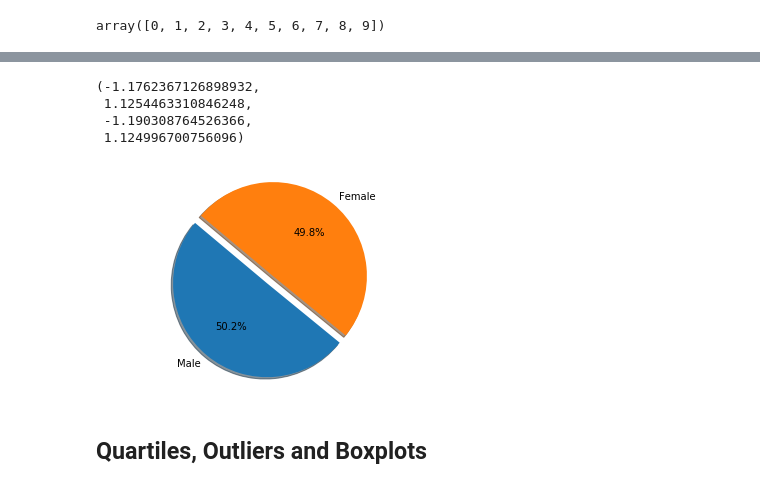
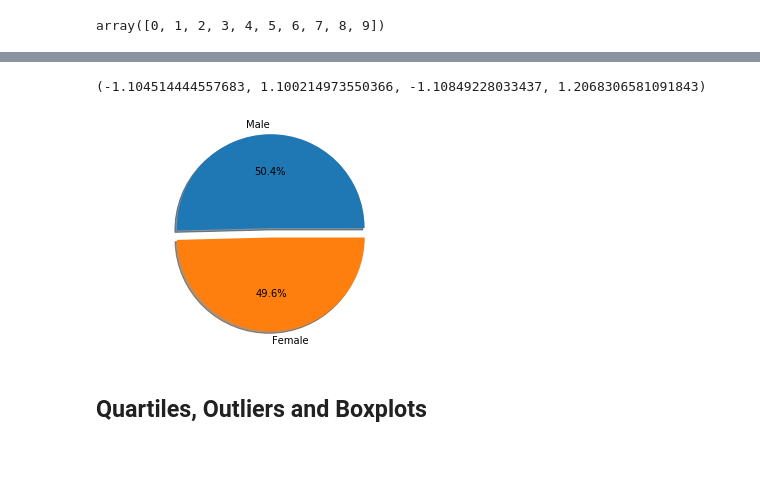
Before and after one commit to alfonsocamero/python-matplotlib-challenge, a Jupyter notebook: Pymaceuticals/pymaceuticals.ipynb, the cells around one changed output, grey strips where cells are left out. Saved outputs shown, nothing was run; the diff lists cells and outputs as text; code cells hidden in the pictures; blank space fills up the shorter version.

```diff
--- a/Pymaceuticals/pymaceuticals.ipynb
+++ b/Pymaceuticals/pymaceuticals.ipynb
@@ -328,25 +331,19 @@ male_female_df.plot.pie(y='Number of mice per Gender', startangle=140, figsize=(
 labels = ["Male", "Female"]
 
 # The values of each section of the pie chart
-sizes = [125, 124]
-
-# The colors of each section of the pie chart
-colors = ["blue", "pink"]
+sizes = [125, 123]
 
 # Tells matplotlib to seperate the "Male mice" from "Female mice" section from the others
 explode = (0.1, 0)
 # %%
 plt.pie(sizes, explode=explode, labels=labels,
-        autopct="%1.1f%%", shadow=True, startangle=140)
+        autopct="%1.1f%%", shadow=True, startangle=360)
 
 # Tells matplotlib that we want a pie chart with equal axes
 plt.axis("equal")
 # %% [output]
-(-1.1762367126898932,
- 1.1254463310846248,
- -1.190308764526366,
- 1.124996700756096)
+(-1.104514444557683, 1.100214973550366, -1.10849228033437, 1.2068306581091843)
-[figure, old version]
+[figure, new version]
 # %% [markdown]
 ## Quartiles, Outliers and Boxplots
 # %%
```
Also changed, not shown: parts of 19 cells of this notebook.
